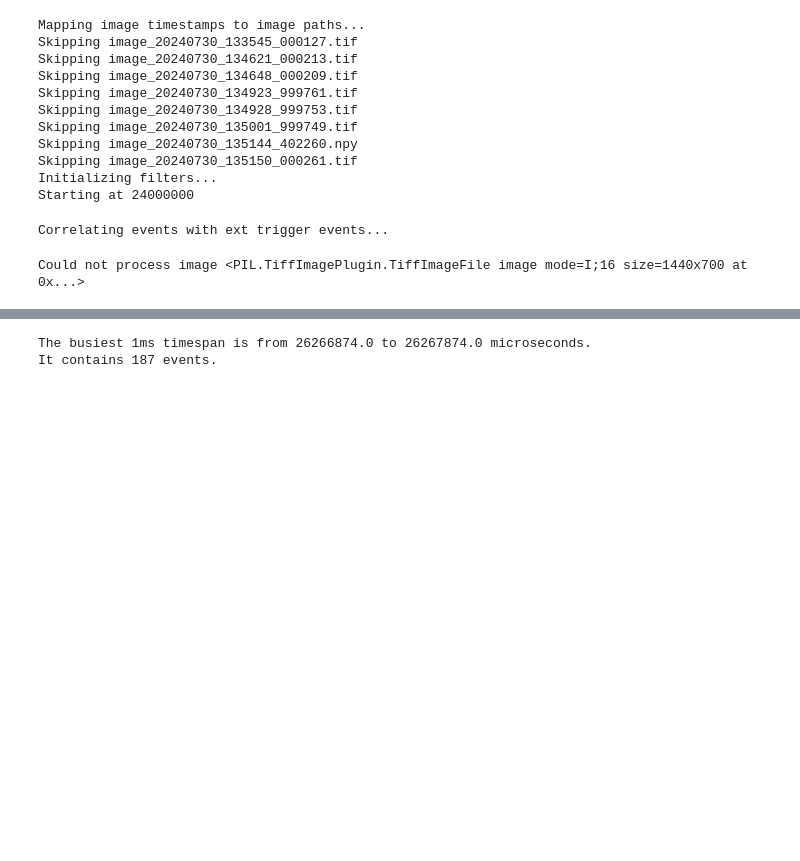
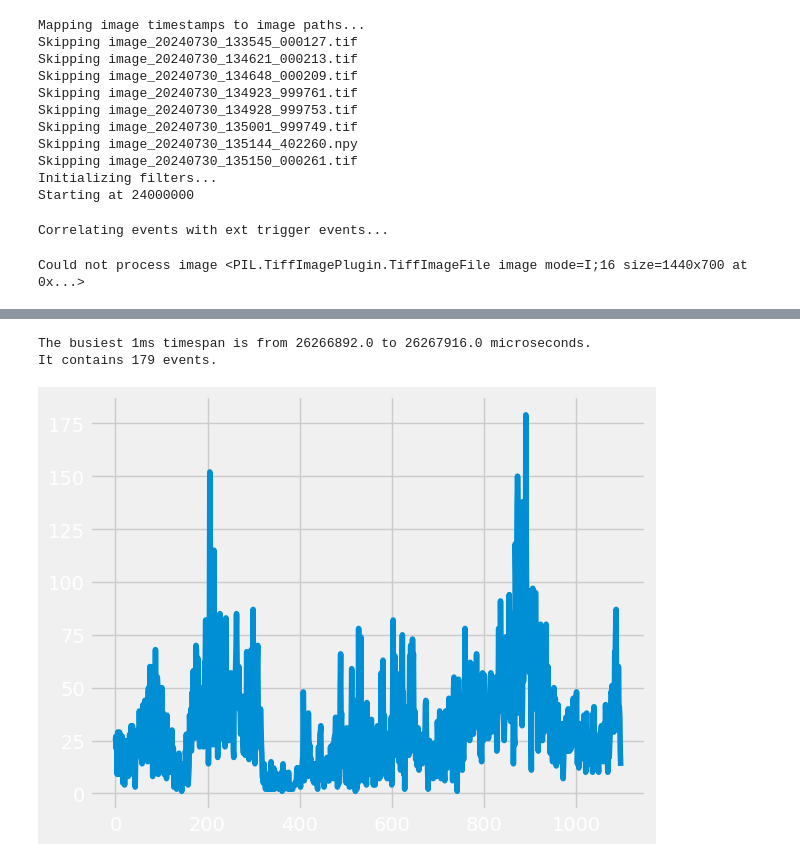
Before and after one commit to Menonlab-Rich/hyperscope, a Jupyter notebook: notebooks/spatiotemporal/optical_flow.ipynb, the cells around one changed output, grey strips where cells are left out. Drawn from its saved outputs; the diff is of its cells as text; code cells hidden in the pictures; blank space fills up the shorter version.

```diff
--- a/notebooks/spatiotemporal/optical_flow.ipynb
+++ b/notebooks/spatiotemporal/optical_flow.ipynb
@@ -1022,49 +1050,45 @@ plt.show()
 # %%
 ## Busiest area determined by # of events
-
-from collections import deque
 
 def find_busiest_timespan(data, window_size_us=1000):
     # Sort the data by time
     sorted_data = np.sort(data, order='t')
 
     # Initialize variables
-    window = deque()
     max_events = 0
+    start_time = sorted_data[0]['t']
     max_start_time = 0
+    max_end_time = 0
     current_events = 0
-
+    prev_events = []
     # Iterate through the sorted data
     for event in sorted_data:
-        # Add the current event to the window
-        window.append(event)
         current_events += 1
+        if event['t'] >= start_time + window_size_us:
+            if current_events > max_events:
+                max_start_time = start_time
+                max_end_time = event['t']
+                max_events = current_events
 
-        # Remove events that are outside the 1ms window
-        while window and event['t'] - window[0]['t'] >= window_size_us:
-            window.popleft()
-            current_events -= 1
+            prev_events.append(current_events)
+            current_events = 0
+            start_time = event['t']
 
-        # Update max_events if we've found a new maximum
-        if current_events > max_events:
-            max_events = current_events
-            max_start_time = window[0]['t']
-
-    # Calculate the end time of the busiest span
-    max_end_time = max_start_time + window_size_us
+    plt.plot(prev_events)
 
     return max_start_time, max_end_time, max_events
 
 start_time, end_time, num_events = find_busiest_timespan(points)
 
 print(f"The busiest 1ms timespan is from {start_time} to {end_time} microseconds.")
 print(f"It contains {num_events} events.")
 
 # Get the events within this timespan:
 busiest_events = points[(points['t'] >= start_time) & (points['t'] < end_time)]
 # %% [output]
-The busiest 1ms timespan is from 26266874.0 to 26267874.0 microseconds.
-It contains 187 events.
+The busiest 1ms timespan is from 26266892.0 to 26267916.0 microseconds.
+It contains 179 events.
+[figure, added]
 # %%
 from scipy.spatial import kdtree
 import numpy as np
```
Also changed, not shown: parts of 9 cells of this notebook.
